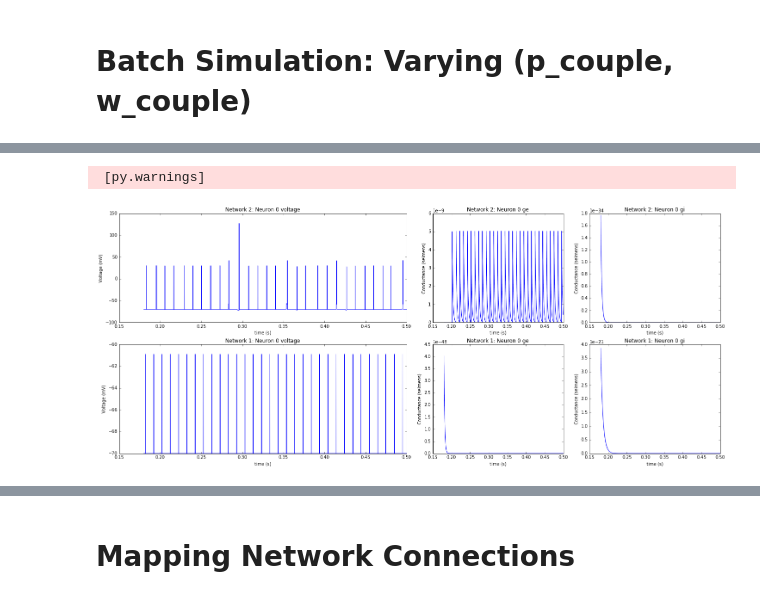
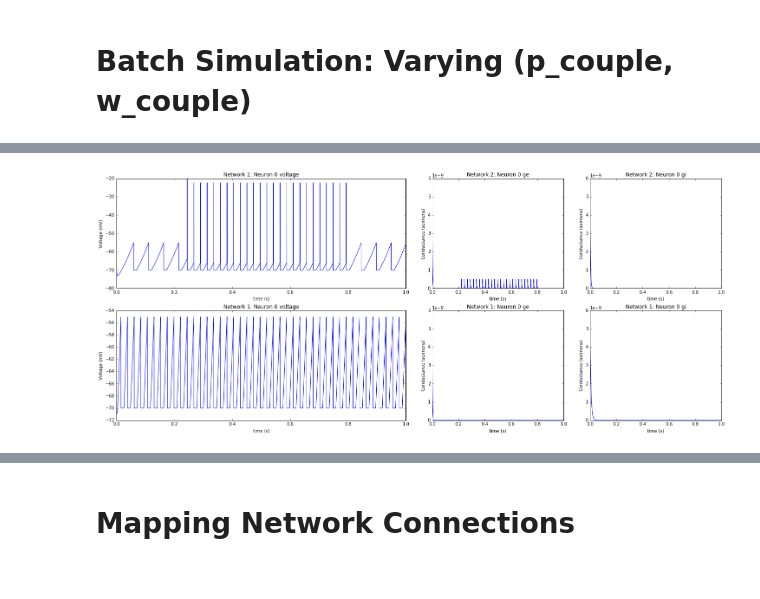
Before and after one commit to KokilaP/Neural-Networks, a Jupyter notebook: N2_BatchSimModel.ipynb, the cells around one changed output, grey strips where cells are left out. Saved outputs shown, nothing was run; the diff lists cells and outputs as text; code cells hidden in the pictures.

```diff
--- a/N2_BatchSimModel.ipynb
+++ b/N2_BatchSimModel.ipynb
@@ -542,6 +545,5 @@ batch_plot(datastream,3)
 # %%
 # format for batch_monitors(run_number,[start_time end_time])...times are in ms
-batch_monitors(3,[180,500])
+batch_monitors(3,[0,1000])
 # %% [output]
- [py.warnings]
-[figure, old version]
+[figure, new version]
```
Also changed, not shown: parts of 10 cells of this notebook.
